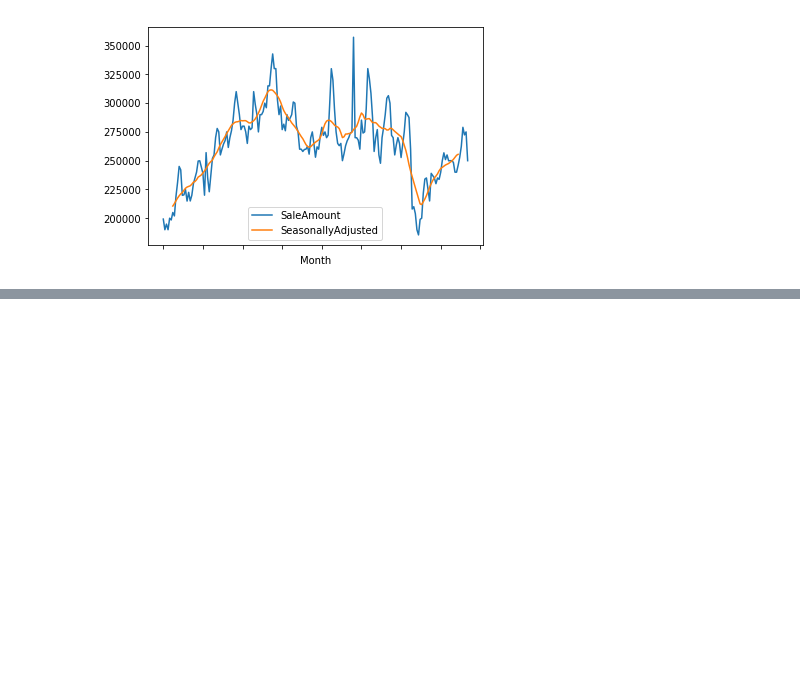
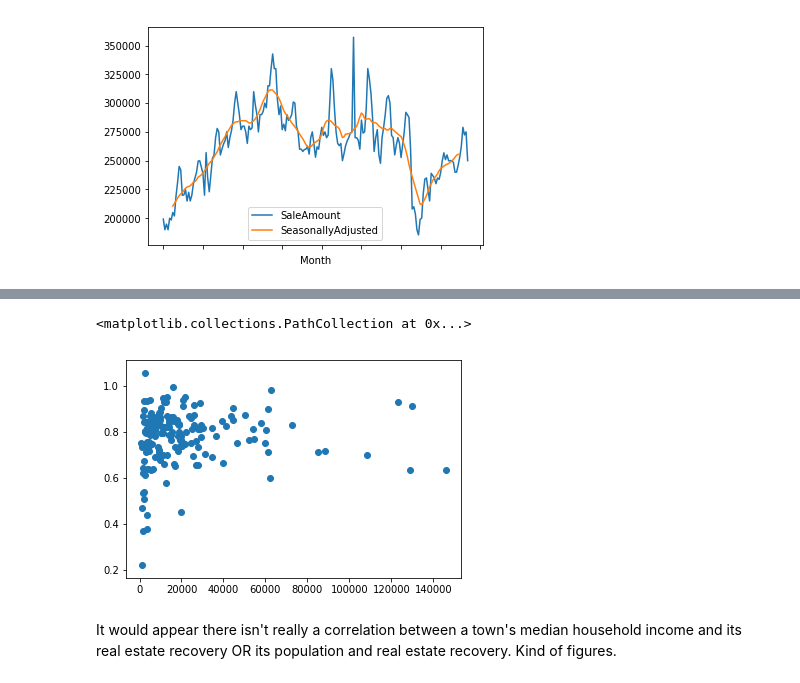
Before and after one commit to jamiekasulis/ct_real_estate_sales, a Jupyter notebook: Neater_data_exploration_notebook.ipynb, the cells around one changed output, grey strips where cells are left out. Cells and saved outputs as stored; diff of their text form; code cells hidden in the pictures; blank space fills up the shorter version.

```diff
--- a/Neater_data_exploration_notebook.ipynb
+++ b/Neater_data_exploration_notebook.ipynb
@@ -652,0 +780,3 @@ ct_monthly_ts.plot(x='Month', y=['SaleAmount', 'SeasonallyAdjusted'])
+# %%
+town_df = pd.merge(left=town_df, right=town_pop_df, on='Town')
+town_df.head()
@@ -652,0 +790,7 @@ ct_monthly_ts.plot(x='Month', y=['SaleAmount', 'SeasonallyAdjusted'])
+# %%
+plt.scatter(town_df['Population'], town_df['RecoveryRatio'])
+# %% [output]
+<matplotlib.collections.PathCollection at 0x...>
+[figure, added]
+# %% [markdown]
+It would appear there isn't really a correlation between a town's median household income and its real estate recovery OR its population and real estate recovery. Kind of figures.
```
Also changed, not shown: parts of 35 cells of this notebook.
